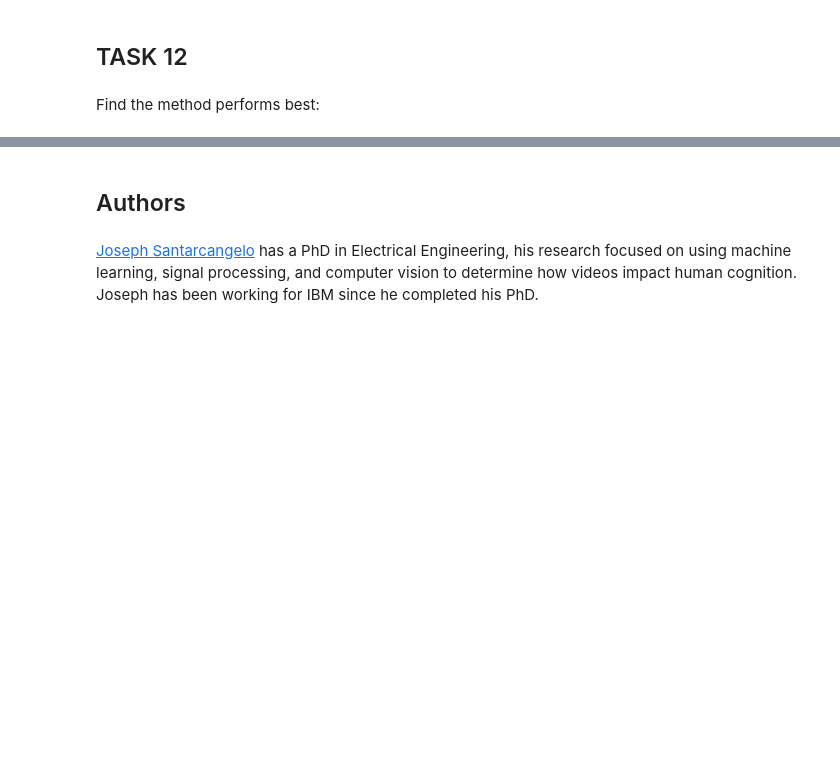
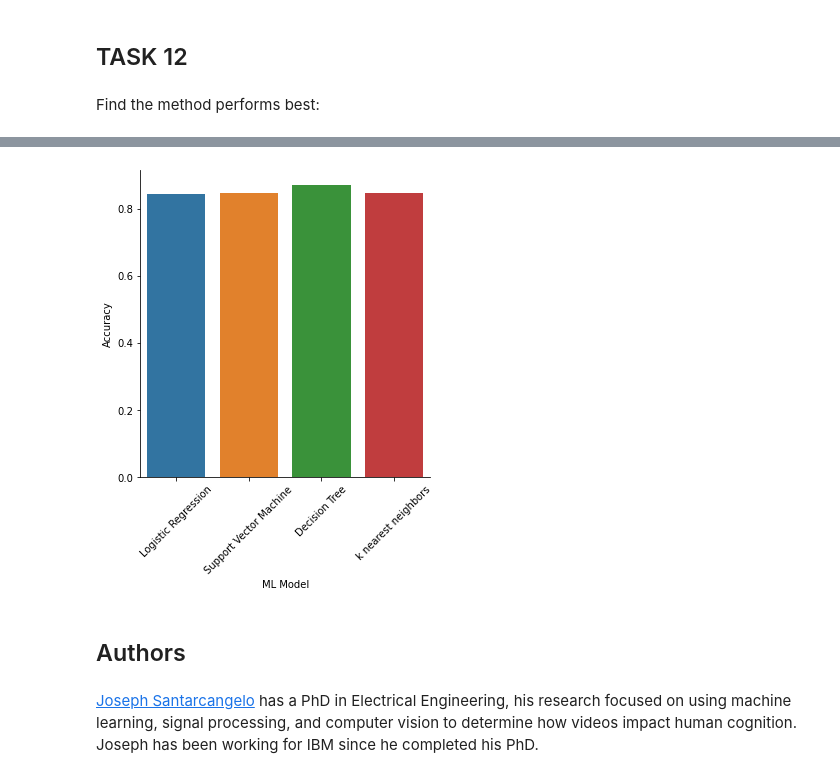
Before and after one commit to JoelTanSG/IBM-Data-Science-Specialization, a Jupyter notebook: Applied Data Science Capstone/Predictive Analysis (Classification).ipynb, the cells around one changed output, grey strips where cells are left out. Drawn from its saved outputs; the diff is of its cells as text; code cells hidden in the pictures; blank space fills up the shorter version.

```diff
--- a/Applied Data Science Capstone/Predictive Analysis (Classification).ipynb
+++ b/Applied Data Science Capstone/Predictive Analysis (Classification).ipynb
@@ -316,4 +316,14 @@ pd.DataFrame(data=d,index=index)
 | k nearest neighbors | 0.848214 | 0.833333 |
+# %%
+df_comparison = pd.DataFrame(data=d,index=index)
+df_comparison.reset_index(inplace=True)
+df_comparison.rename(columns={'index':'ML Model'},inplace=True)
+# %%
+sns.catplot(x='ML Model',y='Accuracy',kind='bar',data=df_comparison)
+plt.tick_params(axis='x', rotation=45)
+plt.show()
+# %% [output]
+[figure, added]
 # %% [markdown]
 ## Authors
 # %% [markdown]
```
Also changed, not shown: parts of 7 cells of this notebook, 9 other files.
